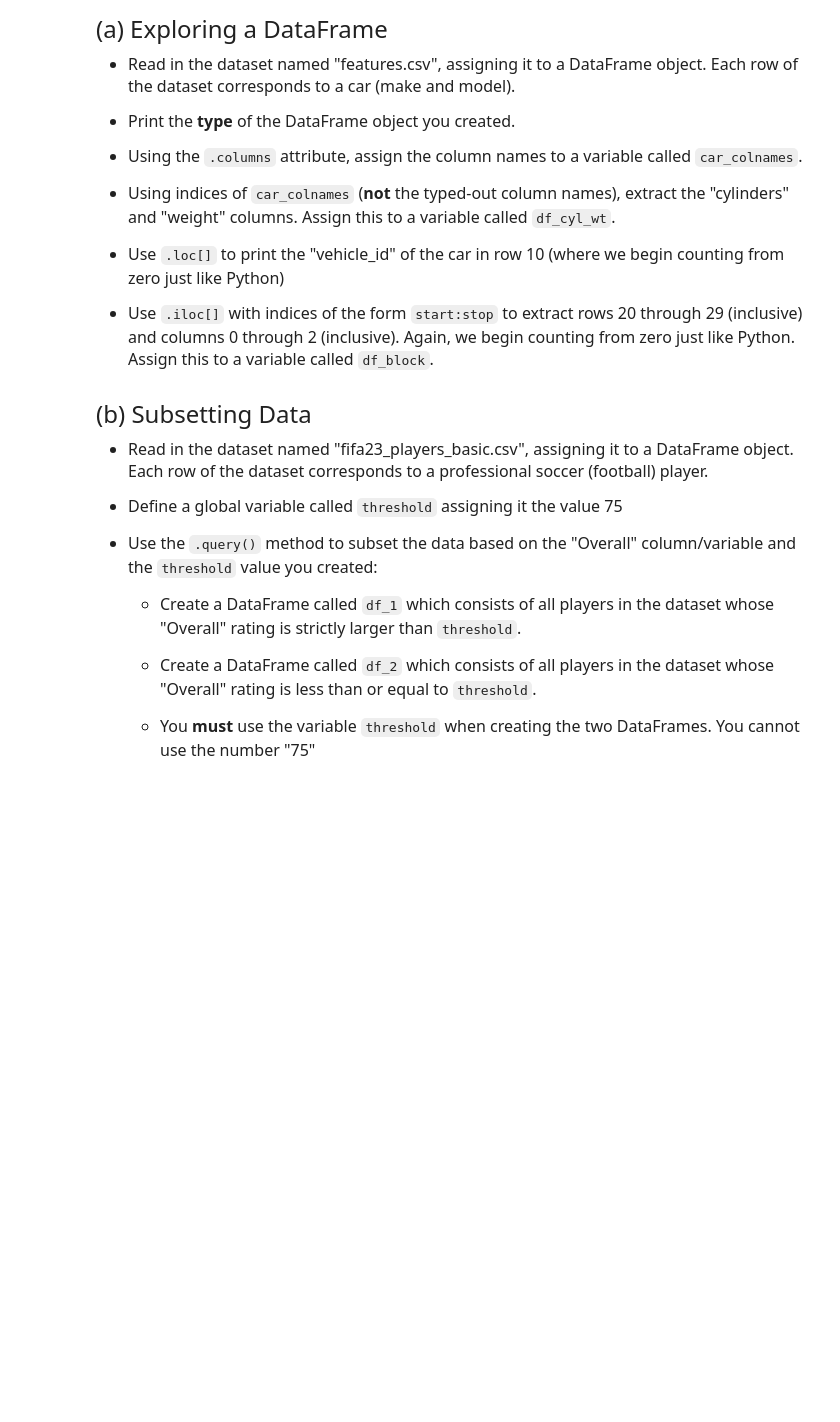
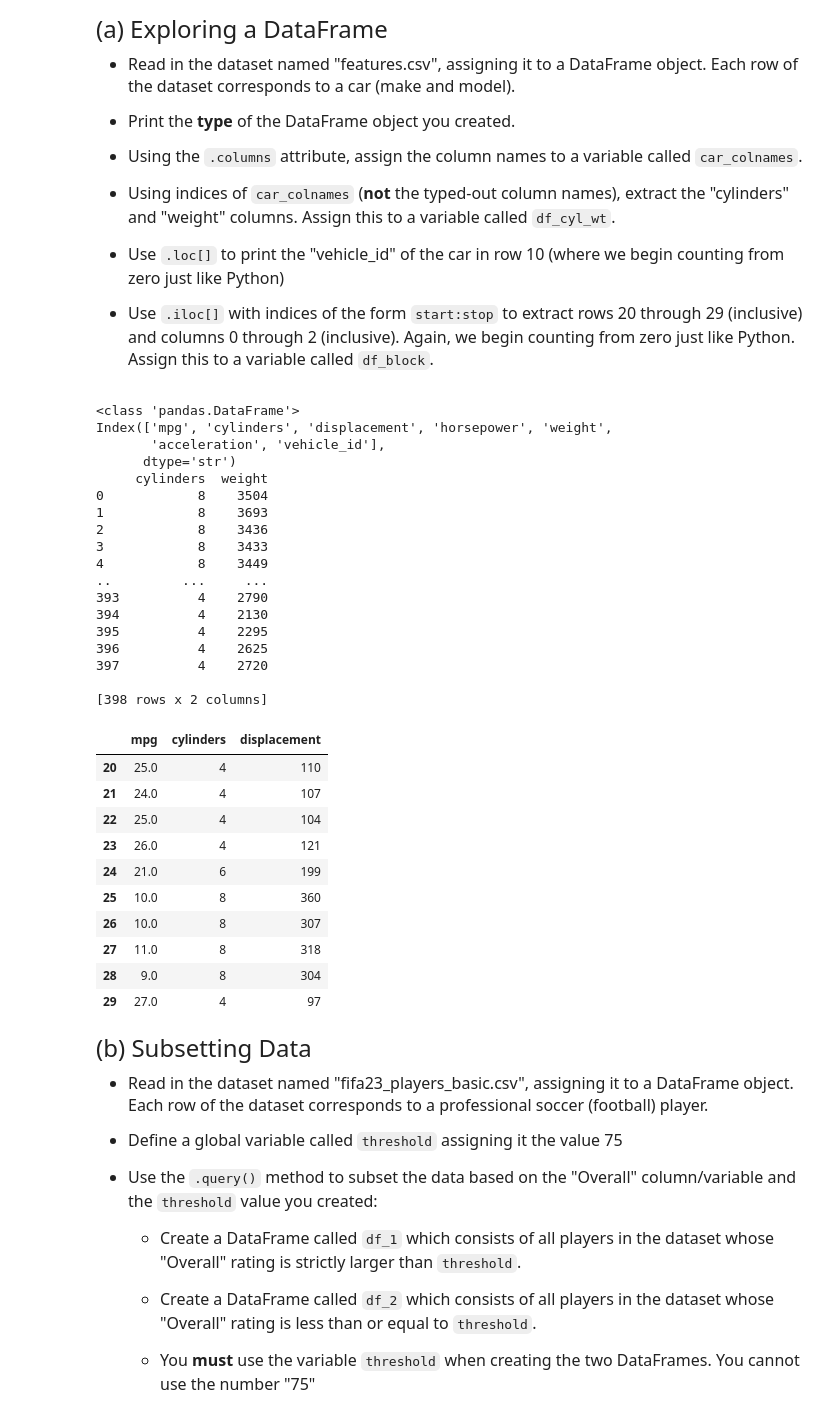
Before and after one commit to Gabe3741/datasci185fall2026, a Jupyter notebook: _assignments/assignment_07/Assignment7.ipynb, the cells around one changed output. Drawn from its saved outputs; the diff is of its cells as text; code cells hidden in the pictures; blank space fills up the shorter version.

```diff
--- a/_assignments/assignment_07/Assignment7.ipynb
+++ b/_assignments/assignment_07/Assignment7.ipynb
@@ -47,3 +47,50 @@ import matplotlib.pyplot as plt
+# %%
+# Write your answer here:
+
+CarFeaturesA = pd.read_csv(filepath_or_buffer="/Users/gabrielhall/Downloads/DSCI185/datasci185fall2026/_assignments/assignment_07/data/features.csv")
+
+print(type(CarFeaturesA))
+
+car_colnames = CarFeaturesA.columns
+print(car_colnames)
+
+df_cyl_wt = CarFeaturesA[[car_colnames[1],car_colnames[4]]]
+print(df_cyl_wt)
+
+CarFeaturesA.loc[9,"vehicle_id"]
+
+df_block = CarFeaturesA.iloc[20:30,0:3]
+df_block
+# %% [output]
+<class 'pandas.DataFrame'>
+Index(['mpg', 'cylinders', 'displacement', 'horsepower', 'weight',
+       'acceleration', 'vehicle_id'],
+      dtype='str')
+     cylinders  weight
+0            8    3504
+1            8    3693
+2            8    3436
+3            8    3433
+4            8    3449
+..         ...     ...
+393          4    2790
+394          4    2130
+395          4    2295
+396          4    2625
+397          4    2720
+
+[398 rows x 2 columns]
+|  | mpg | cylinders | displacement |
+| 20 | 25.0 | 4 | 110 |
+| 21 | 24.0 | 4 | 107 |
+| 22 | 25.0 | 4 | 104 |
+| 23 | 26.0 | 4 | 121 |
+| 24 | 21.0 | 6 | 199 |
+| 25 | 10.0 | 8 | 360 |
+| 26 | 10.0 | 8 | 307 |
+| 27 | 11.0 | 8 | 318 |
+| 28 | 9.0 | 8 | 304 |
+| 29 | 27.0 | 4 | 97 |
 # %% [markdown]
 <font size = "5">
 
```
Also changed, not shown: parts of 14 cells of this notebook, 3 other files.
